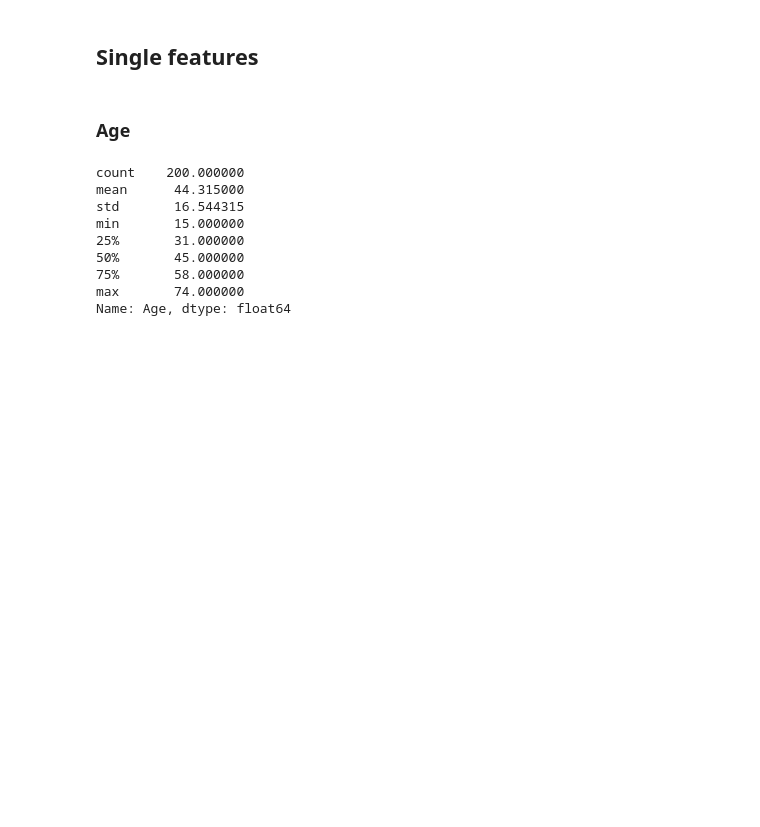
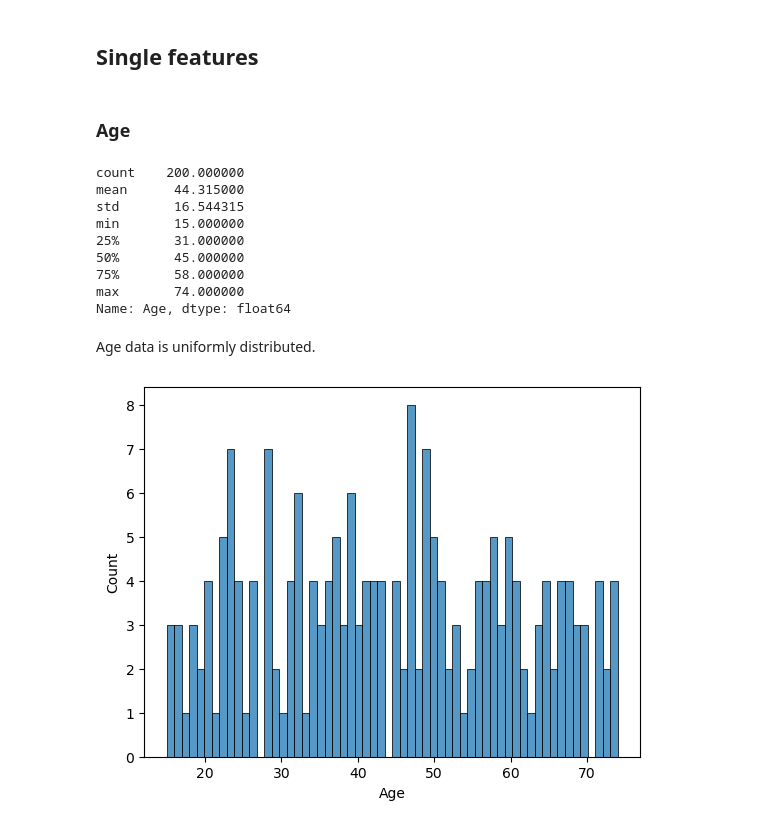
Before and after one commit to SandorCumberbane/Drug-Classification, a Jupyter notebook: Exploratory-Data-Analysis.ipynb, the cells around one changed output. Saved outputs shown, nothing was run; the diff lists cells and outputs as text; code cells hidden in the pictures; blank space fills up the shorter version.

```diff
--- a/Exploratory-Data-Analysis.ipynb
+++ b/Exploratory-Data-Analysis.ipynb
@@ -36,3 +42,6 @@ len(data)
+# %%
+data["Drug"] = data["Drug"].replace(r"[Dd]rug", "", regex=True)
+# data["Drug"]
 # %% [markdown]
 ## Single features
 # %% [markdown]
@@ -49,3 +58,10 @@ min       15.000000
 75%       58.000000
 max       74.000000
 Name: Age, dtype: float64
+# %% [markdown]
+Age data is uniformly distributed.
+# %%
+sns.histplot(data["Age"], bins= 74 - 14)
+plt.show()
+# %% [output]
+[figure, added]
```
Also changed, not shown: parts of 22 cells of this notebook.
